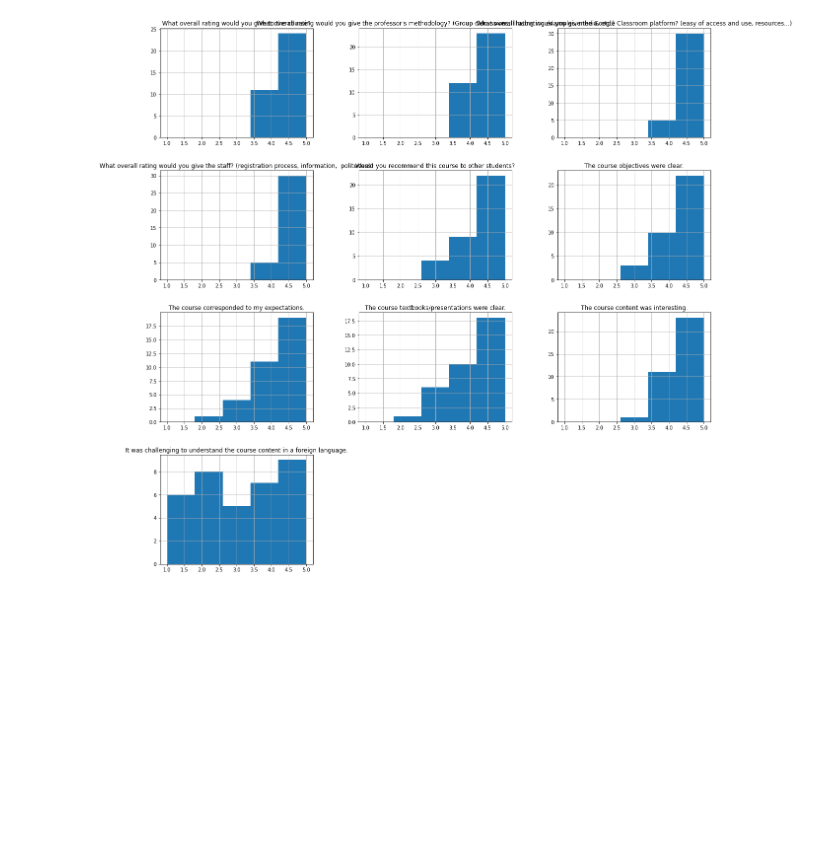
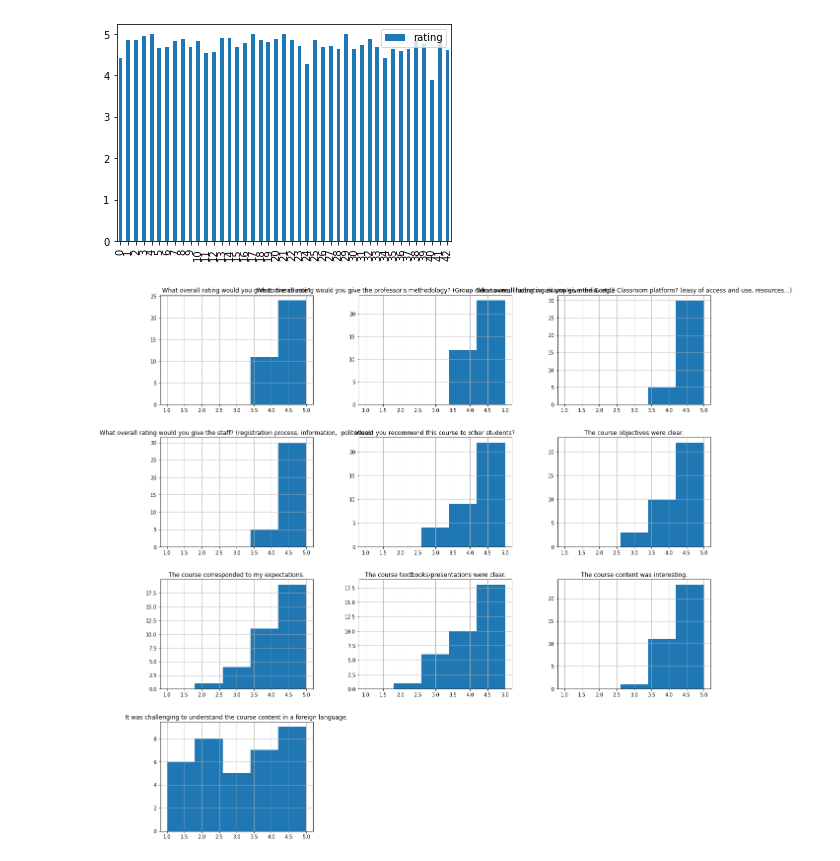
Before and after one commit to gmazzitelli/studenti, a Jupyter notebook: Evaluation_UFJF.ipynb, the cells around one changed output. Saved outputs shown, nothing was run; the diff lists cells and outputs as text; code cells hidden in the pictures; blank space fills up the shorter version.

```diff
--- a/Evaluation_UFJF.ipynb
+++ b/Evaluation_UFJF.ipynb
@@ -15 +56,7 @@ df = df[(df['Choose your course:']=='STE05 - Introduction to astro particle phys
+# %%
+dout.plot(kind='bar')
+
+plt.show()
+# %% [output]
+[figure, added]
 # %%
```
Also changed, not shown: parts of 6 cells of this notebook.
